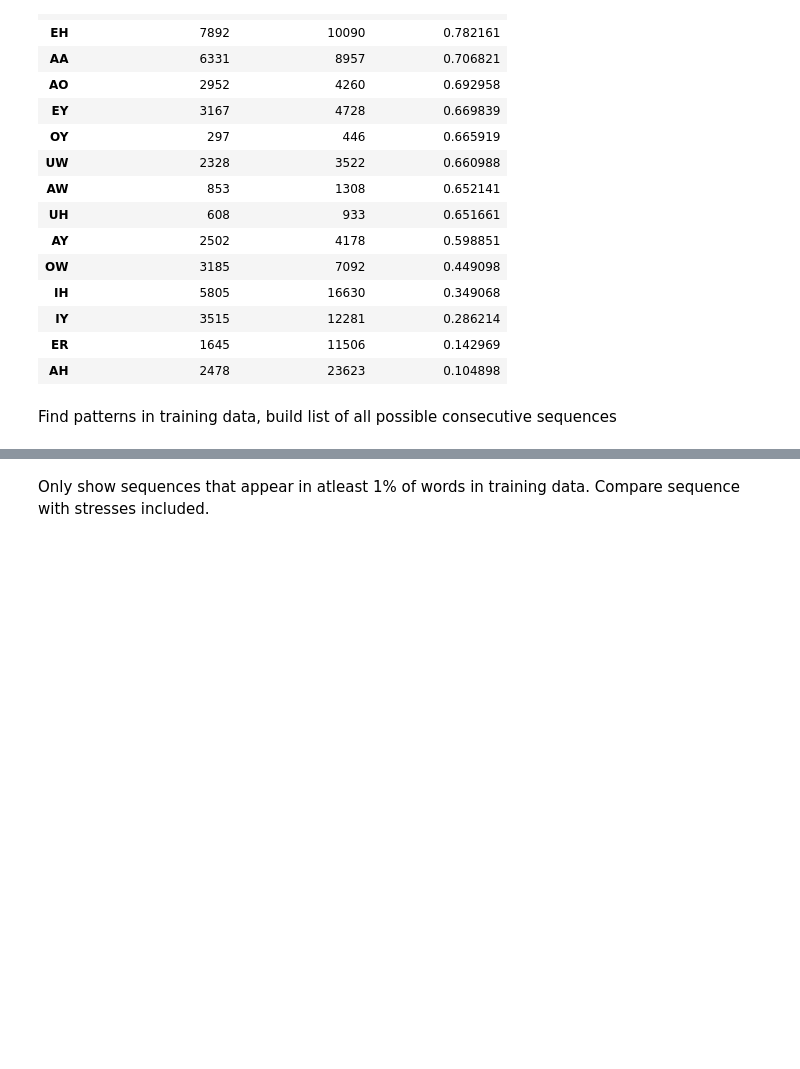
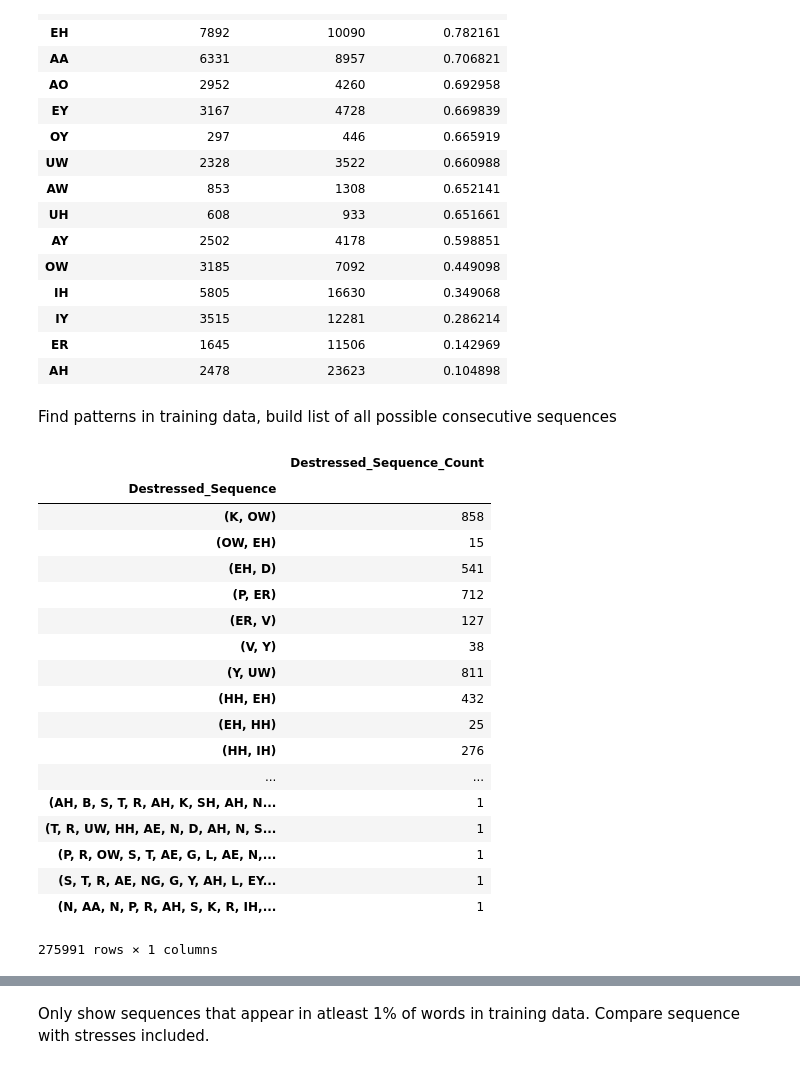
Before and after one commit to EvaLiu11/COMP9318_Proj, a Jupyter notebook: COMP9318_Project Exploration.ipynb, the cells around one changed output, grey strips where cells are left out. Cells and saved outputs as stored; diff of their text form; code cells hidden in the pictures; blank space fills up the shorter version.

```diff
--- a/COMP9318_Project Exploration.ipynb
+++ b/COMP9318_Project Exploration.ipynb
@@ -121,6 +121,28 @@ sequences_df = sequence_df.join(destressed_sequence_df)
 # Get probability that sequence if exists will be stressed
 sequences_df['Sequence_Stress_Probability'] = sequences_df.Sequence_Count/sequences_df.Destressed_Sequence_Count
 sequences_df['Sequence_Length'] = sequences_df.Sequence.str.len()
+# %%
+destressed_sequence_df
+# %% [output]
+|  | Destressed_Sequence_Count |
+| Destressed_Sequence |  |
+| (K, OW) | 858 |
+| (OW, EH) | 15 |
+| (EH, D) | 541 |
+| (P, ER) | 712 |
+| (ER, V) | 127 |
+| (V, Y) | 38 |
+| (Y, UW) | 811 |
+| (HH, EH) | 432 |
+| (EH, HH) | 25 |
+| (HH, IH) | 276 |
+| ... | ... |
+| (AH, B, S, T, R, AH, K, SH, AH, N... | 1 |
+| (T, R, UW, HH, AE, N, D, AH, N, S... | 1 |
+| (P, R, OW, S, T, AE, G, L, AE, N,... | 1 |
+| (S, T, R, AE, NG, G, Y, AH, L, EY... | 1 |
+| (N, AA, N, P, R, AH, S, K, R, IH,... | 1 |
+275991 rows × 1 columns
 # %%
 valid_seqs = sequences_df.query('Sequence_Stress_Probability  < 1 & Destressed_Sequence_Count > 5')
 valid_seqs.sort_values(by=['Sequence_Stress_Probability','Destressed_Sequence_Count'],ascending=False)
```
Also changed, not shown: parts of 4 cells of this notebook, 2 other files.
